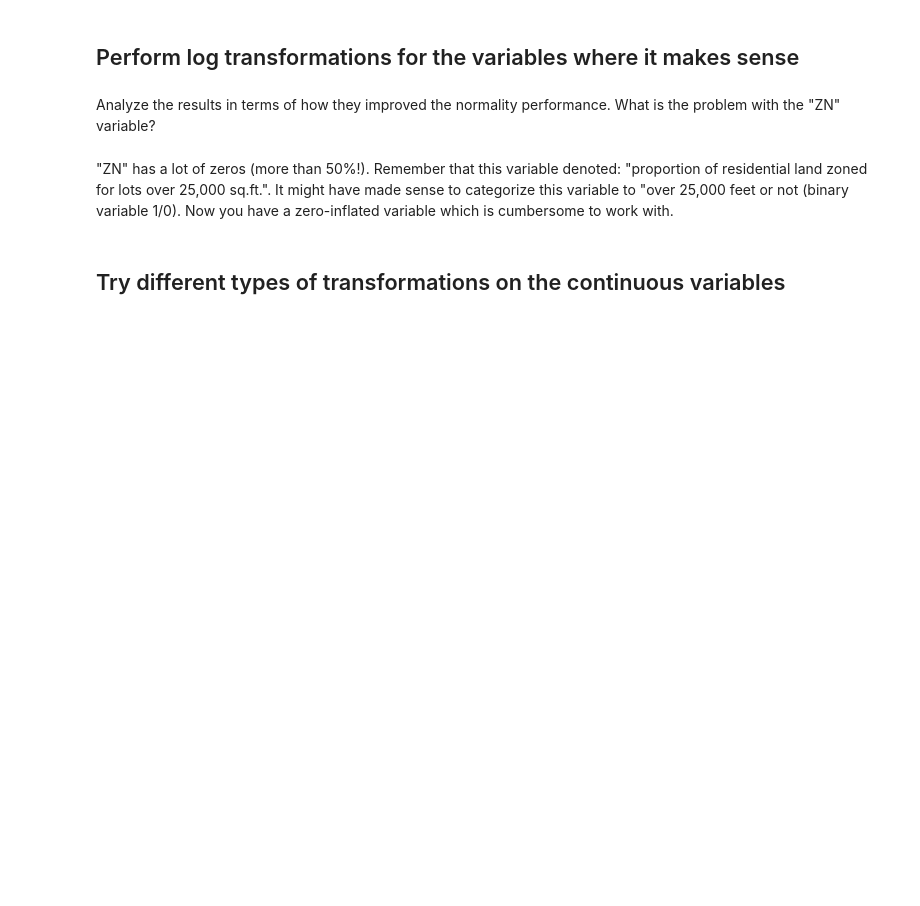
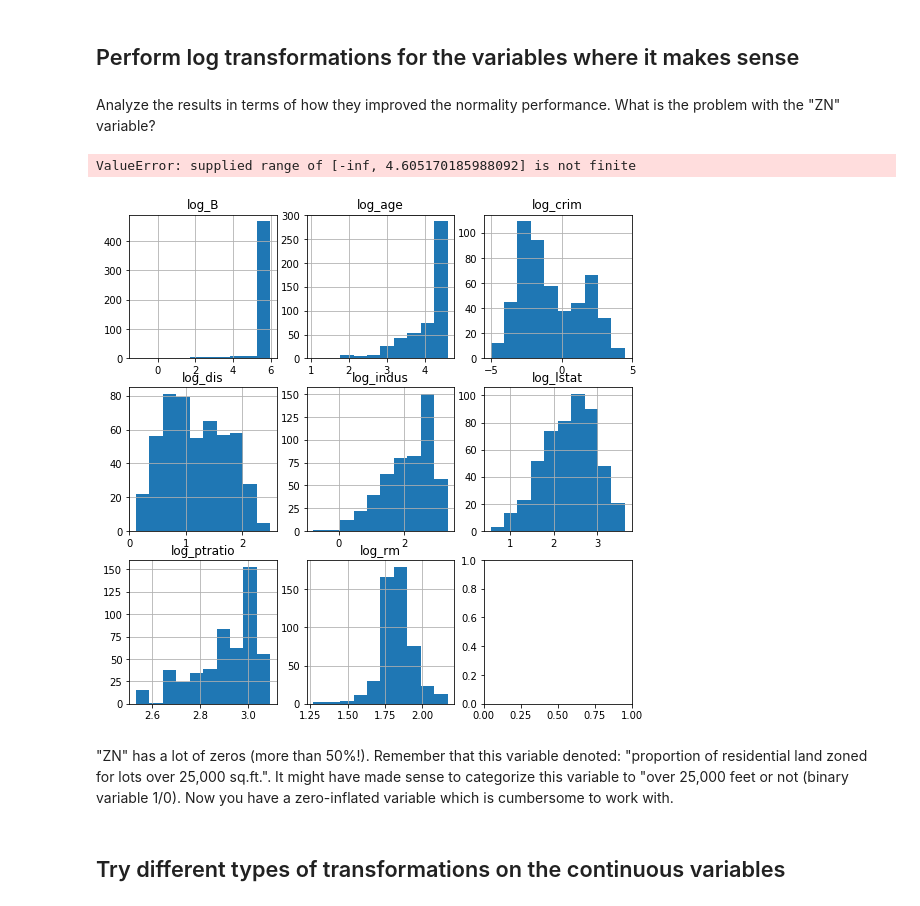
Before and after one commit to byeretzian/dsc-1-11-09-feature-scaling-and-normalization-lab-online-ds-sp-000, a Jupyter notebook: index.ipynb, the cells around one changed output. Saved outputs shown, nothing was run; the diff lists cells and outputs as text; code cells hidden in the pictures; blank space fills up the shorter version.

```diff
--- a/index.ipynb
+++ b/index.ipynb
@@ -66,7 +66,10 @@ data_log['log_rm'] = np.log(boston_features['RM'])
 data_log['log_indus'] = np.log(boston_features['INDUS'])
 data_log['log_lstat'] = np.log(boston_features['LSTAT'])
 # %%
-data_log.hist
+data_log.hist(figsize = (9,9));
+# %% [output]
+ValueError: supplied range of [-inf, 4.605170185988092] is not finite
+[figure, added]
 # %% [markdown]
 "ZN" has a lot of zeros (more than 50%!). Remember that this variable denoted: "proportion of residential land zoned for lots over 25,000 sq.ft.". It might have made sense to categorize this variable to "over 25,000 feet or not (binary variable 1/0). Now you have a zero-inflated variable which is cumbersome to work with.
 # %% [markdown]
```
